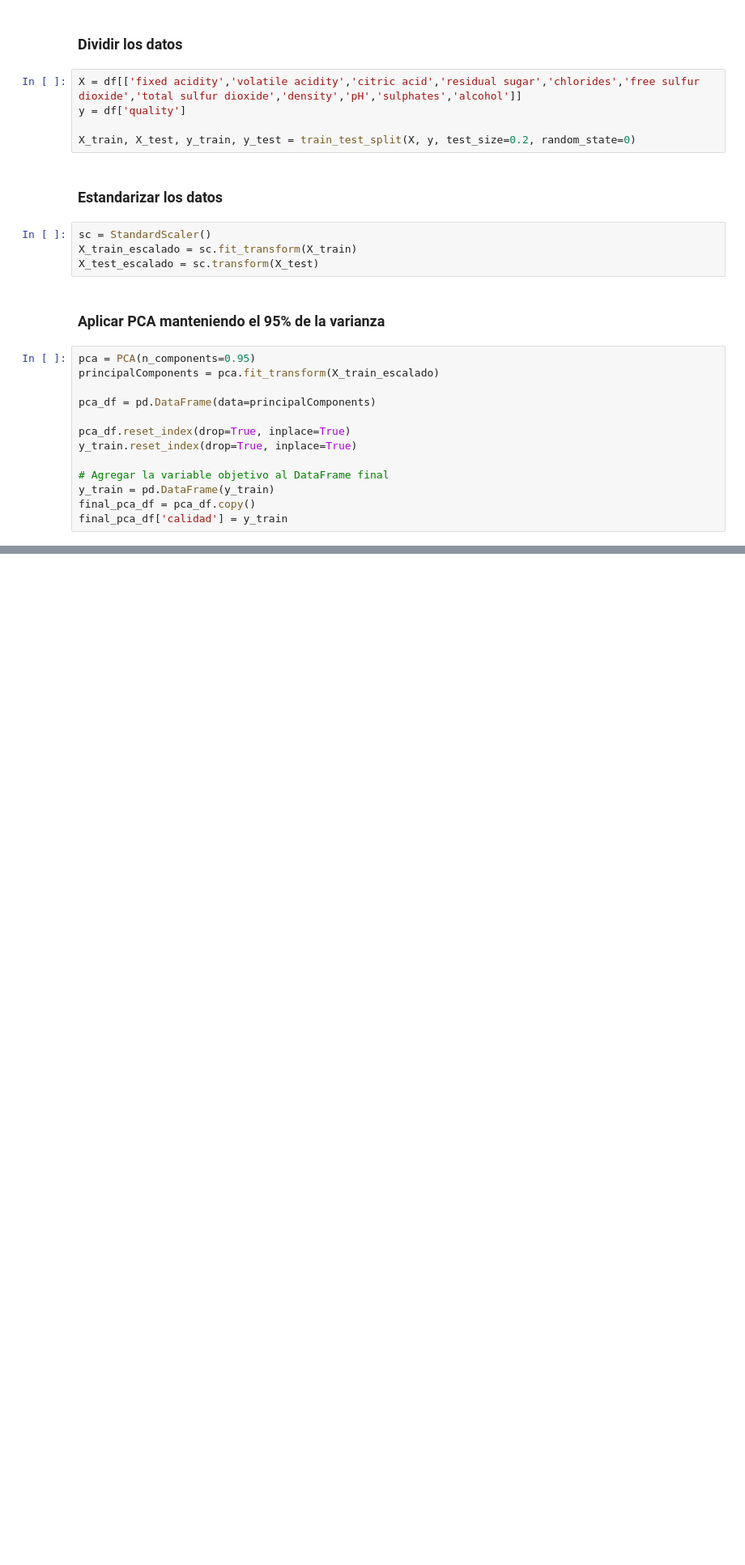
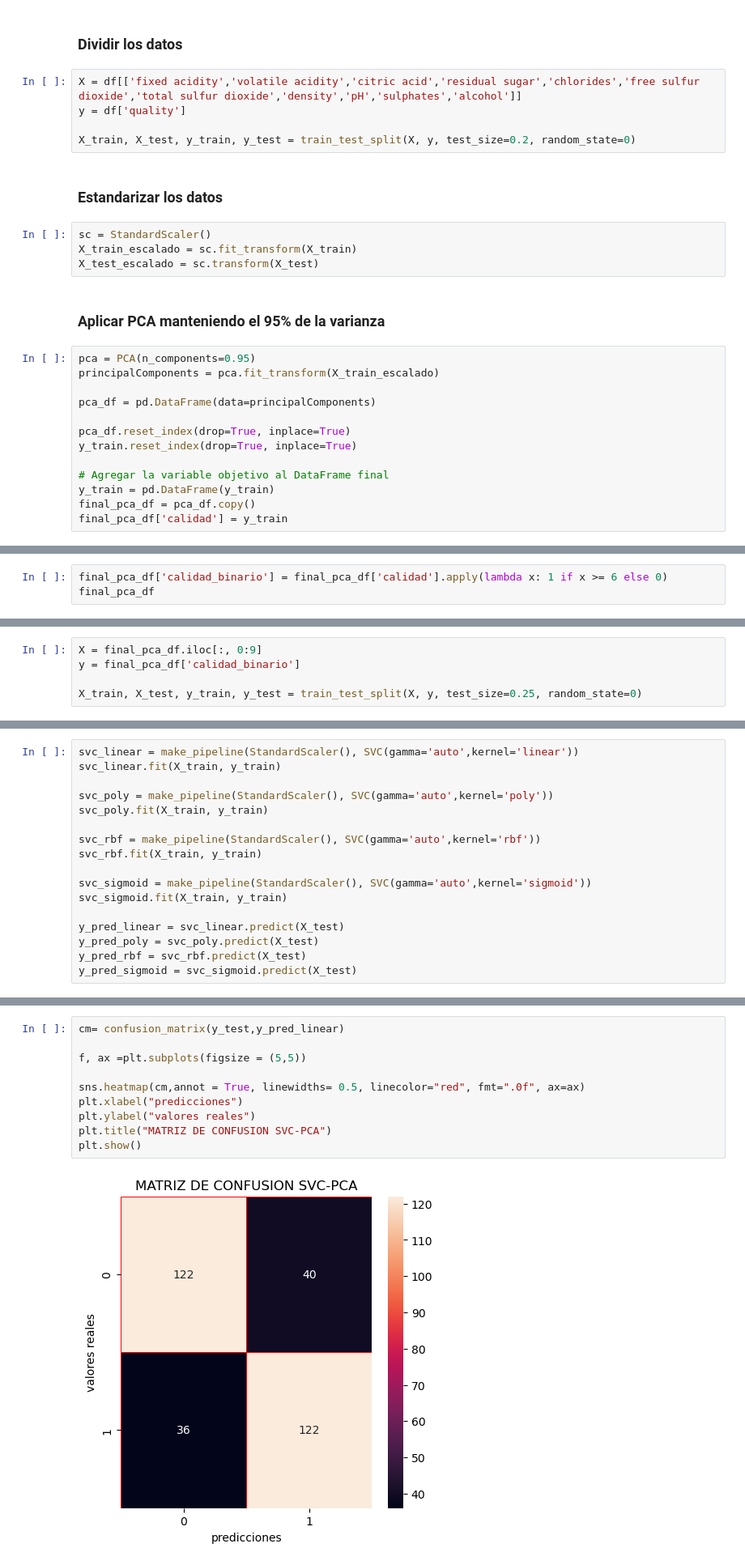
Before and after one commit to RalphNM1/InteligenciaArtificial, a Jupyter notebook: Ejercicios/PCA/PCA.ipynb, the cells around one changed output, grey strips where cells are left out. Shown: that part at 81% size. Drawn from its saved outputs; the diff is of its cells as text; blank space fills up the shorter version.

```diff
--- a/Ejercicios/PCA/PCA.ipynb
+++ b/Ejercicios/PCA/PCA.ipynb
@@ -77,0 +83,3 @@ final_pca_df['calidad'] = y_train
+# %%
+final_pca_df['calidad_binario'] = final_pca_df['calidad'].apply(lambda x: 1 if x >= 6 else 0)
+final_pca_df
@@ -77,0 +102,5 @@ final_pca_df['calidad'] = y_train
+# %%
+X = final_pca_df.iloc[:, 0:9]
+y = final_pca_df['calidad_binario']
+
+X_train, X_test, y_train, y_test = train_test_split(X, y, test_size=0.25, random_state=0)
@@ -77,0 +109,17 @@ final_pca_df['calidad'] = y_train
+# %%
+svc_linear = make_pipeline(StandardScaler(), SVC(gamma='auto',kernel='linear'))
+svc_linear.fit(X_train, y_train)
+
+svc_poly = make_pipeline(StandardScaler(), SVC(gamma='auto',kernel='poly'))
+svc_poly.fit(X_train, y_train)
+
+svc_rbf = make_pipeline(StandardScaler(), SVC(gamma='auto',kernel='rbf'))
+svc_rbf.fit(X_train, y_train)
+
+svc_sigmoid = make_pipeline(StandardScaler(), SVC(gamma='auto',kernel='sigmoid'))
+svc_sigmoid.fit(X_train, y_train)
+
+y_pred_linear = svc_linear.predict(X_test)
+y_pred_poly = svc_poly.predict(X_test)
+y_pred_rbf = svc_rbf.predict(X_test)
+y_pred_sigmoid = svc_sigmoid.predict(X_test)
@@ -77,0 +162,12 @@ final_pca_df['calidad'] = y_train
+# %%
+cm= confusion_matrix(y_test,y_pred_linear)
+
+f, ax =plt.subplots(figsize = (5,5))
+
+sns.heatmap(cm,annot = True, linewidths= 0.5, linecolor="red", fmt=".0f", ax=ax)
+plt.xlabel("predicciones")
+plt.ylabel("valores reales")
+plt.title("MATRIZ DE CONFUSION SVC-PCA")
+plt.show()
+# %% [output]
+[figure, added]
```
Also changed, not shown: parts of 20 cells of this notebook.
